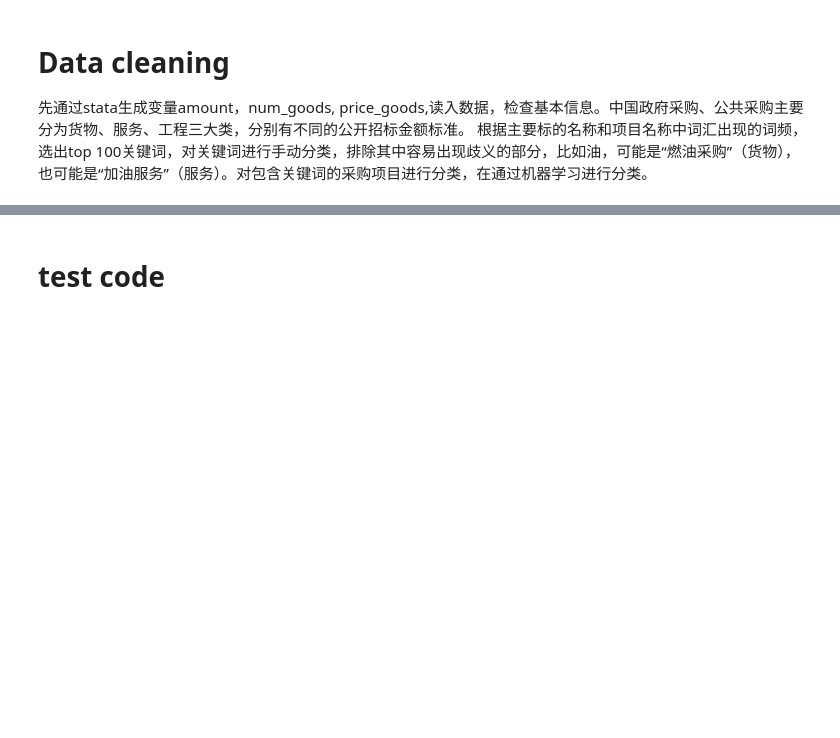
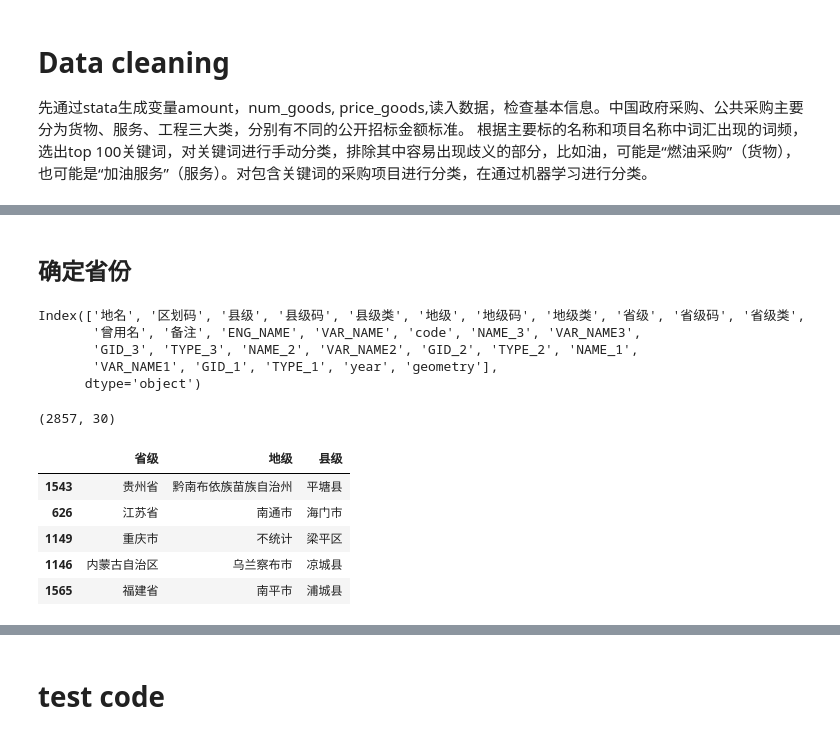
Before and after one commit to Lezy01/China_procurement, a Jupyter notebook: code/data_clean.ipynb, the cells around one changed output, grey strips where cells are left out. Cells and saved outputs as stored; diff of their text form; code cells hidden in the pictures; blank space fills up the shorter version.

```diff
--- a/code/data_clean.ipynb
+++ b/code/data_clean.ipynb
@@ -76,0 +278,21 @@ Name: count, dtype: int64
+# %% [markdown]
+## 确定省份
+# %%
+import geopandas as gpd
+
+shp_path = "/Users/yxy/UChi/Summer2025/Procurement/raw/Countylevel_Admin_2020/China2020County.shp"
+gdf = gpd.read_file(shp_path)
+
+gdf.columns
+# %% [output]
+Index(['地名', '区划码', '县级', '县级码', '县级类', '地级', '地级码', '地级类', '省级', '省级码', '省级类',
+       '曾用名', '备注', 'ENG_NAME', 'VAR_NAME', 'code', 'NAME_3', 'VAR_NAME3',
+       'GID_3', 'TYPE_3', 'NAME_2', 'VAR_NAME2', 'GID_2', 'TYPE_2', 'NAME_1',
+       'VAR_NAME1', 'GID_1', 'TYPE_1', 'year', 'geometry'],
+      dtype='object')
+# %%
+gdf.shape
+# %% [output]
+(2857, 30)
+# %%
+gdf = gdf[['省级', '地级', '县级']]
@@ -76,0 +308,9 @@ Name: count, dtype: int64
+# %%
+gdf.sample(5)
+# %% [output]
+|  | 省级 | 地级 | 县级 |
+| 1543 | 贵州省 | 黔南布依族苗族自治州 | 平塘县 |
+| 626 | 江苏省 | 南通市 | 海门市 |
+| 1149 | 重庆市 | 不统计 | 梁平区 |
+| 1146 | 内蒙古自治区 | 乌兰察布市 | 凉城县 |
+| 1565 | 福建省 | 南平市 | 浦城县 |
```
Also changed, not shown: parts of 50 cells of this notebook, 4 other files.
